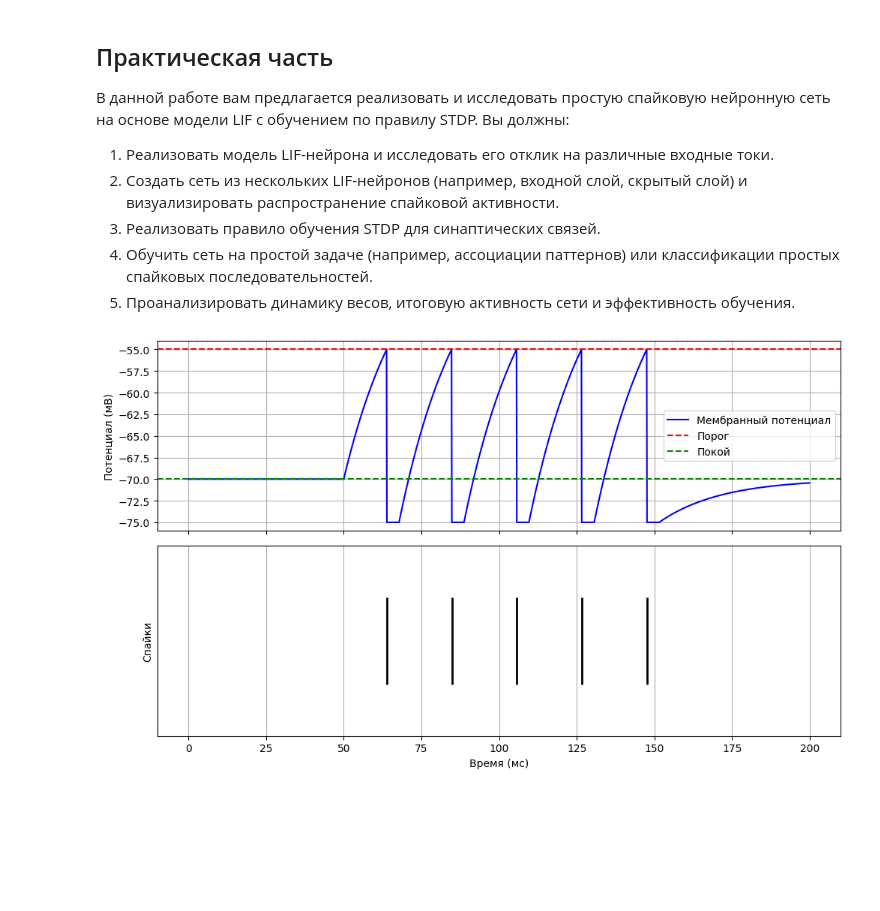
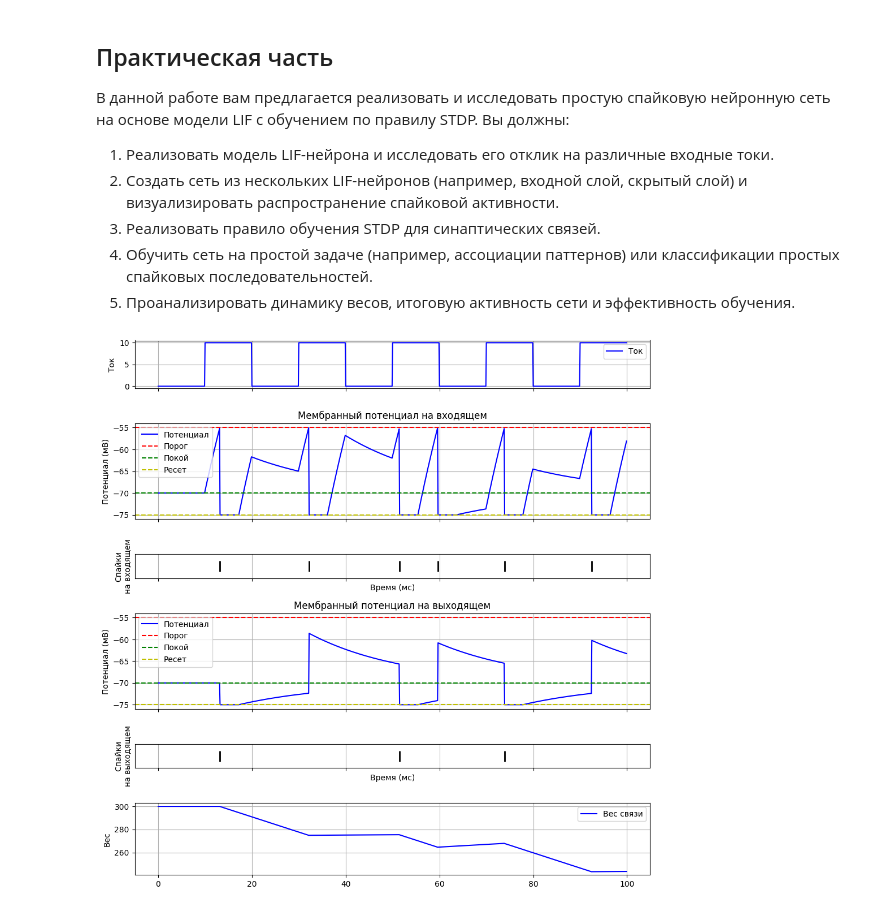
Before and after one commit to TheTangerineOwl/NN_Lab2, a Jupyter notebook: SNN.ipynb, the cells around one changed output. Cells and saved outputs as stored; diff of their text form; code cells hidden in the pictures; blank space fills up the shorter version.

```diff
--- a/SNN.ipynb
+++ b/SNN.ipynb
@@ -142,27 +176,3 @@ def plot_neuron_activity(t_range: np.ndarray, v_trace: List[float], spike_times:
 
     plt.tight_layout()
     plt.show()
-# %%
-# Пример использования: ответ на постоянный ток
-if __name__ == "__main__":
-
-    # weight = np.random.rand()
-
-    weight = 1
-
-    dt = 0.1
-    T = 200
-    delay = 0.5
-    A_plus = 1
-    A_minus = 1
-    t_plus = 1
-    t_minus = 1
-
-    model = SNNModel(weight, delay, A_plus, A_minus, t_plus, t_minus, dt, T)
-
-    model.simulate()
-
-    # Визуализация
-    plot_neuron_activity(model.t_range, model.v_trace, model.spike_times)
-# %% [output]
-[figure, removed]
@@ -168,0 +262,41 @@ if __name__ == "__main__":
+# %%
+# Пример использования: ответ на постоянный ток
+if __name__ == "__main__":
+
+    # weight = np.random.rand()
+
+    dt = 0.1
+    T = 100
+
+    t_range = np.arange(0, T, dt)
+    I_inj = np.zeros_like(t_range)
+    # I_inj[(t_range > 50) & (t_range < 150)] = 3.0  # nA
+
+    I_inj = get_I_from_type(t_range, 'step', A=10, f=5)
+
+    model = SNNNetwork()
+
+    model.weight = 300
+    model.dt = dt
+    model.T = T
+    model.A_p = 0.12
+    model.A_m = 0.12 * 1.1
+    model.tau_p = 5
+    model.tau_m = 5
+    model.t_range = t_range
+    model.I_inj = I_inj
+
+    history = model.simulate()
+
+    # timeplot(t_range, get_I_from_type(t_range, 'sin', f=10))
+    # timeplot(t_range, get_I_from_type(t_range, 'step', A=1, f=10))
+    # timeplot(t_range, get_I_from_type(t_range, 'triangle', A=1, f=10))
+
+    # timeplot(model.t_range, I_inj, 'Ток', 1.5)
+    # plot_neuron_activity(model.t_range, history['f_trace'], history['f_spikes'])
+    # plot_neuron_activity(model.t_range, history['l_trace'], history['l_spikes'])
+    # timeplot(model.t_range, history['weight'], 'Вес')
+
+    full_plot(t_range, I_inj, history)
+# %% [output]
+[figure, added]
```
Also changed, not shown: parts of 6 cells of this notebook.
